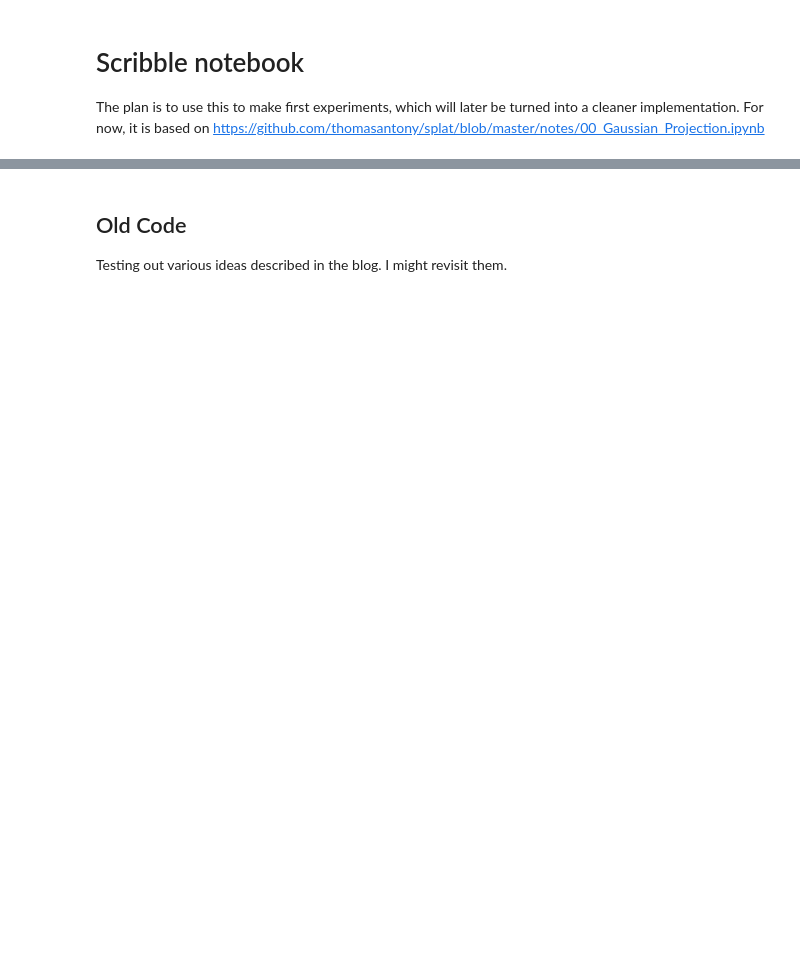
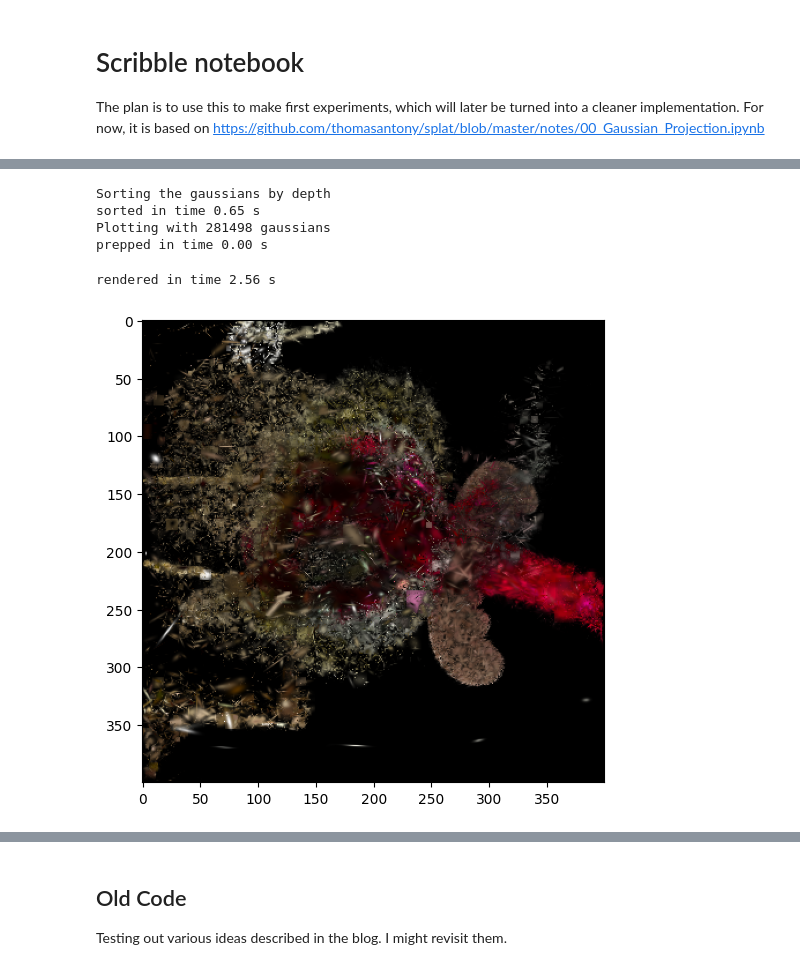
Before and after one commit to fnestaas/learning_3d_vision, a Jupyter notebook: scribbles.ipynb, the cells around one changed output, grey strips where cells are left out. Drawn from its saved outputs; the diff is of its cells as text; code cells hidden in the pictures; blank space fills up the shorter version.

```diff
--- a/scribbles.ipynb
+++ b/scribbles.ipynb
@@ -109,3 +203,30 @@ plt.show()
+# %%
+# render images using parallell processing and numpy array speedups
+(w, h) = (400, 400)
+
+
+camera = Camera(h, w, position=(-.2, 2., 1.4), target=(-.15, 1.5, .7))# target is pos for one of the gaussians
+# bitmap_parts = list(tqdm(plot_model_par_multiprimitives(camera, gaussian_objects, n_threads=20, skip=7000, K=None, depth_map=depth_map)))
+bitmap_parts = list(tqdm(renderer.plot_model_par_multiprimitives(camera, n_threads=20, skip=7000, K=None, depth_map=depth_map)))
+
+# do alpha blending post-hoc
+bitmap = np.zeros(bitmap_parts[0][0].shape)
+alpha = np.zeros(bitmap_parts[0][1].shape)
+for bm, al in bitmap_parts:
+    tmp = (1-alpha)*al
+    bitmap = bitmap + tmp[..., np.newaxis]*bm
+    alpha = alpha + tmp
+
+plt.figure(figsize=(6, 6))
+plt.imshow(bitmap, vmin=0, vmax=1.0)
+plt.show()
+# %% [output]
+Sorting the gaussians by depth
+sorted in time 0.65 s
+Plotting with 281498 gaussians
+prepped in time 0.00 s
+rendered in time 2.56 s
+[figure, added]
 # %%
 from IPython.display import display, clear_output
 import time
```
Also changed, not shown: parts of 10 cells of this notebook, 7 other files.
